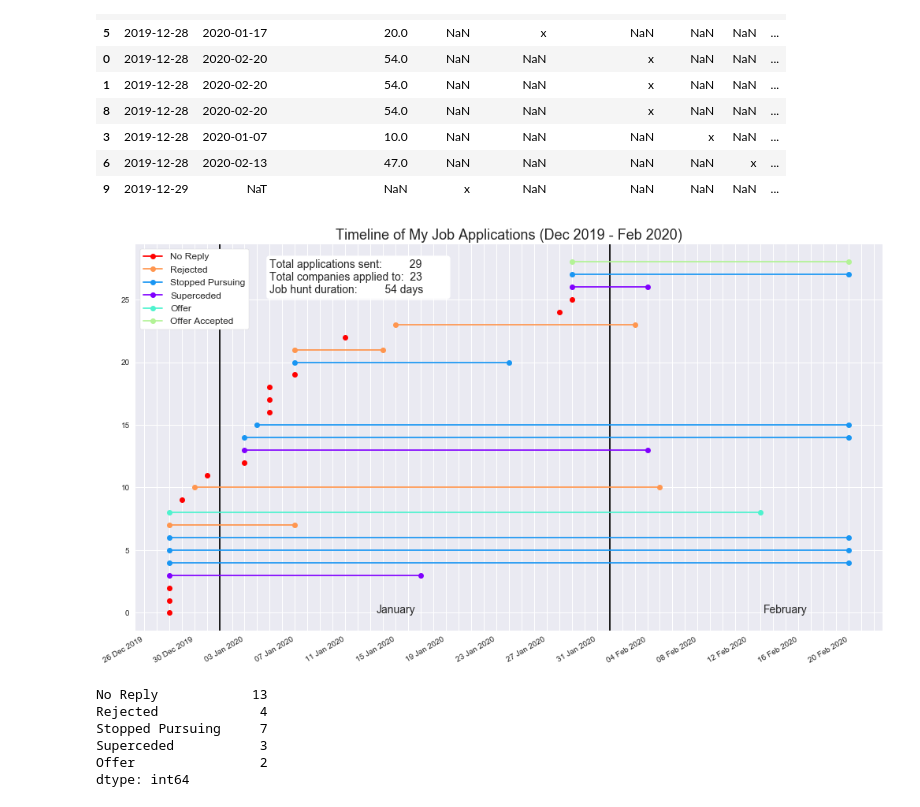
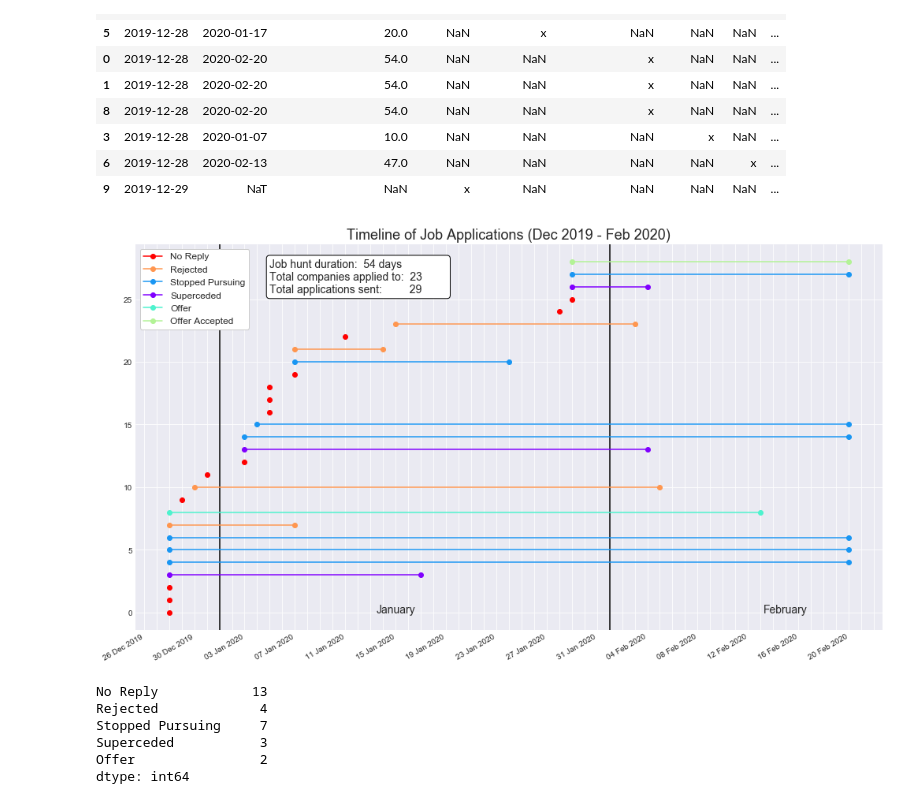
Before and after one commit to tanth1996/Job-Hunt-Visualisation, a Jupyter notebook: Job Hunt Visualisation.ipynb, the cells around one changed output. Saved outputs shown, nothing was run; the diff lists cells and outputs as text; code cells hidden in the pictures.

```diff
--- a/Job Hunt Visualisation.ipynb
+++ b/Job Hunt Visualisation.ipynb
@@ -29,5 +9,5 @@ plt.style.available
 # %%
-plt.style.use('seaborn-notebook')
+plt.style.use('seaborn-dark')
 # plt.rcParams.update({
 #     "lines.color": "white",
 #     "patch.edgecolor": "white",
@@ -160,37 +140,37 @@ for count, date, index in zip(range(len(time_df.index)), time_df['Date'], time_d
     ax.plot_date(time_df.loc[index, 'End Date'], count, color=cmap(color_index))
     ax.plot([date, time_df.loc[index, 'End Date']], [count]*2, color=cmap(color_index))
 
 ax.xaxis.set_major_locator(mdates.DayLocator(interval=4))
 ax.xaxis.set_minor_locator(mdates.DayLocator(interval=1))
 ax.xaxis.set_major_formatter(mdates.DateFormatter('%d %b %Y'))
 fig.autofmt_xdate()
 
 bottom, top = ax.get_ylim()
 ax.set_ylim((bottom,top))
 month_starts = [pd.Timestamp('2020-01-01'), pd.Timestamp('2020-02-01')]
 ax.vlines(month_starts, bottom, top)
 month_mids = [pd.Timestamp('2020-01-15'), pd.Timestamp('2020-02-15')]
 for mid, month in zip(month_mids, ['January', 'February']):
     ax.text(mid, 0, month, fontsize=14, ha='center')
 
 color_index_seq = [5,4,1,0,2,3]
 legend_elements = [Line2D([0], [0], marker='o', color=cmap(color_index)) for color_index in color_index_seq]
 legend_labels = ['No Reply','Rejected','Stopped Pursuing','Superceded','Offer','Offer Accepted']
 ax.legend(legend_elements, legend_labels, fontsize=12, facecolor='white', frameon=True, framealpha=1)
 
 props = dict(boxstyle='round', facecolor='white', alpha=1)
 ax.text(time_df.loc[16,'Date'], 25.5,
-        f'Total applications sent: {applications_total:10}\
+        f'Job hunt duration: {54:3} days\
         \nTotal companies applied to: {companies_total:3}\
-        \nJob hunt duration: {54:10} days',
+        \nTotal applications sent: {applications_total:10}',
         fontsize=14, bbox=props)
 
-ax.set_title('Timeline of My Job Applications (Dec 2019 - Feb 2020)', fontsize=18)
+ax.set_title('Timeline of Job Applications (Dec 2019 - Feb 2020)', fontsize=18)
 ax.grid(which='both')
 
 plt.show()
 # %% [output]
-[figure, old version]
+[figure, new version]
 # %%
 counts = companies_df.sum(axis=0)
 outcome_counts = counts[legend_labels]
```
Also changed, not shown: parts of 7 cells of this notebook, 3 other files.
